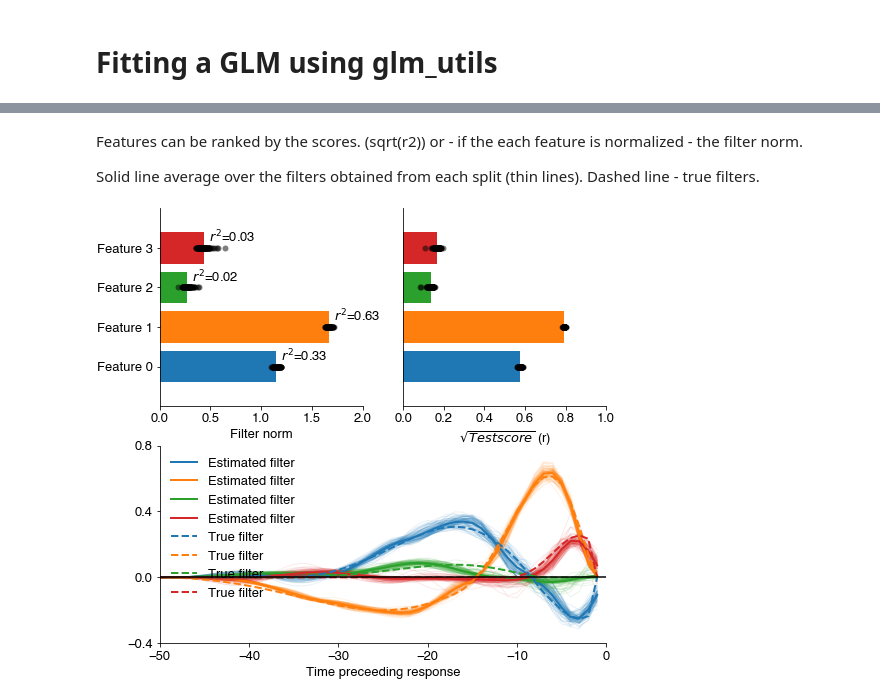
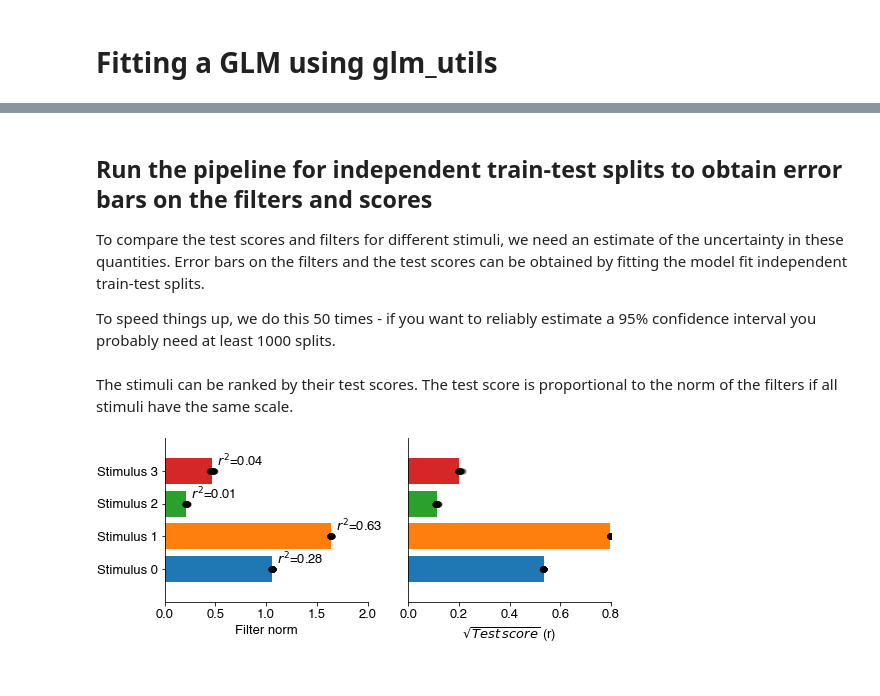
Before and after one commit to janclemenslab/glm_utils, a Jupyter notebook: demo/basics.ipynb, the cells around one changed output, grey strips where cells are left out. Drawn from its saved outputs; the diff is of its cells as text; code cells hidden in the pictures.

Commit message:
Updated text

```diff
--- a/demo/basics.ipynb
+++ b/demo/basics.ipynb
@@ -136,17 +152,22 @@ This can take a minute or so...
+# %% [markdown]
+## Run the pipeline for independent train-test splits to obtain error bars on the filters and scores
+To compare the test scores and filters for different stimuli, we need an estimate of the uncertainty in these quantities.
+Error bars on the filters and the test scores can be obtained by fitting the model fit independent train-test splits.
+
+To speed things up, we do this 50 times - if you want to reliably estimate a 95% confidence interval you probably need at least 1000 splits.
 # %%
-nb_splits = 100
-nb_features = x.shape[1]
+nb_splits = 50  # number of train-test splits to use for fitting
 
-filter_shapes = np.zeros((nb_features, nb_splits, window_size))
-filter_norms = np.zeros((nb_features, nb_splits))
-test_scores = np.zeros((nb_features, nb_splits))
+filter_shapes = np.zeros((nb_stim, nb_splits, nb_delays))
+filter_norms = np.zeros((nb_stim, nb_splits))
+test_scores = np.zeros((nb_stim, nb_splits))
 
 # initialize the lasso regression object
 lr = sklearn.linear_model.LassoCV(max_iter=10_000)  # increase max_iter to ensure convergence
 
 # loop through all features
-for feat in range(nb_features):
-    Xs, ys = glm_utils.preprocessing.time_delay_embedding(x[:, feat], y, window_size=window_size, flatten_inside_window=True)
+for stim in range(nb_stim):
+    Xs, ys = glm_utils.preprocessing.time_delay_embedding(x[:, stim], y, window_size=nb_delays)
     Xs_b = basis_projection.transform(Xs)
 
     for split in range(nb_splits):
@@ -156,47 +177,32 @@ for feat in range(nb_features):
         # eval model and reconstruct filters
         basis_weights = lr.coef_
         filter_shape = basis_projection.inverse_transform(basis_weights)
-        filter_shapes[feat, split, :] = filter_shape
-        filter_norms[feat, split] = np.linalg.norm(filter_shape)
-        test_scores[feat, split] = lr.score(X_test, y_test)
+        filter_shapes[stim, split, :] = filter_shape
+        filter_norms[stim, split] = np.linalg.norm(filter_shape)
+        test_scores[stim, split] = lr.score(X_test, y_test)
-# %% [markdown]
-Features can be ranked by the scores. (sqrt(r2)) or - if the each feature is normalized - the filter norm.
-
-Solid line average over the filters obtained from each split (thin lines). Dashed line - true filters.
+# %% [markdown]
+The stimuli can be ranked by their test scores. The test score is proportional to the norm of the filters if all stimuli have the same scale.
 # %%
-feature_names = [f'Feature {ii}' for ii in range(ninputs)]
-feature_colors = plt.rcParams['axes.prop_cycle'].by_key()['color']
+stim_names = [f'Stimulus {ii}' for ii in range(nb_stim)]
+stim_colors = plt.rcParams['axes.prop_cycle'].by_key()['color']
 
-plt.figure(figsize=[8,8])
-plt.subplot(221)
-for feat in range(nb_features):
-    plt.plot(filter_norms[feat], [feat]*nb_splits, 'ok', alpha=0.5)
-    plt.barh(feat, np.mean(filter_norms[feat]))
-    plt.text(np.mean(filter_norms[feat]) + 0.05, feat+0.15, s=f"$r^2$={np.mean(test_scores[feat]):0.2f}")
-plt.yticks(np.arange(nb_features), feature_names)
+plt.figure(figsize=(8, 3))
+plt.subplot(121)
+for stim in range(nb_stim):
+    plt.plot(filter_norms[stim], [stim]*nb_splits, 'ok', alpha=0.5)
+    plt.barh(stim, np.mean(filter_norms[stim]))
+    plt.text(np.mean(filter_norms[stim]) + 0.05, stim + 0.15, s=f"$r^2$={np.mean(test_scores[stim]):0.2f}")
+plt.yticks(np.arange(nb_stim), stim_names)
 plt.xlabel('Filter norm')
 plt.xlim(0)
-plt.subplot(222)
-for feat in range(nb_features):
-    plt.plot(np.sqrt(test_scores[feat]), [feat]*nb_splits, 'ok', alpha=0.5)
-    plt.barh(feat, np.mean(np.sqrt(test_scores[feat])))
+
+plt.subplot(122)
+for stim in range(nb_stim):
+    plt.plot(np.sqrt(test_scores[stim]), [stim]*nb_splits, 'ok', alpha=0.5)
+    plt.barh(stim, np.mean(np.sqrt(test_scores[stim])))
 plt.yticks(())
-plt.xlabel('$\sqrt{Test score}$ (r)')
+plt.xlabel('$\sqrt{Test\,score}$ (r)')
 plt.xlim(0)
-
-plt.subplot(212)
-for feat in range(nb_features):
-    plt.plot(T, filter_shapes[feat,...].T, linewidth=1, alpha=0.1, color=feature_colors[feat])
-
-plt.gca().set_prop_cycle(None)
-plt.plot(T, np.mean(filter_shapes, axis=1).T, linewidth=2, label='Estimated filter')
-
-plt.gca().set_prop_cycle(None)
-plt.plot(T, filters, '--', linewidth=2, label='True filter')
-plt.axhline(0, color='k')
-plt.xlabel('Time preceeding response')
-plt.yticks(np.arange(-0.4, 1.0, 0.4))
-plt.legend(loc='upper left')
 plt.show()
 # %% [output]
-[figure, old version]
+[figure, new version]
```
Also changed, not shown: parts of 20 cells of this notebook.
